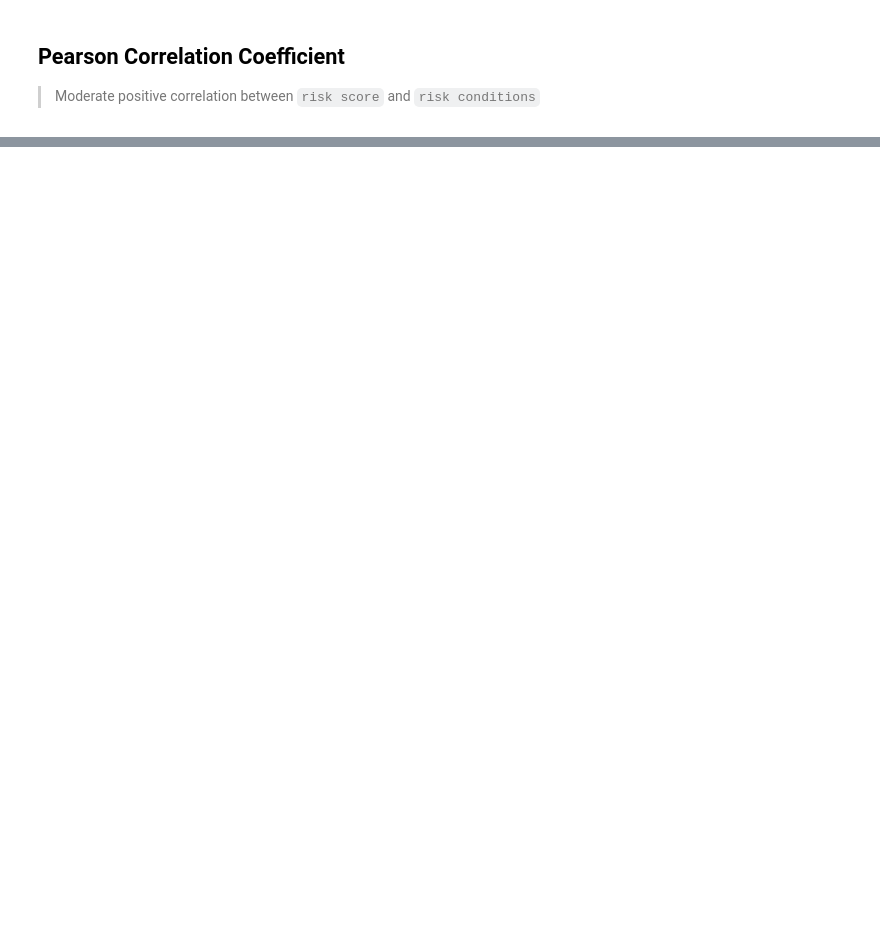
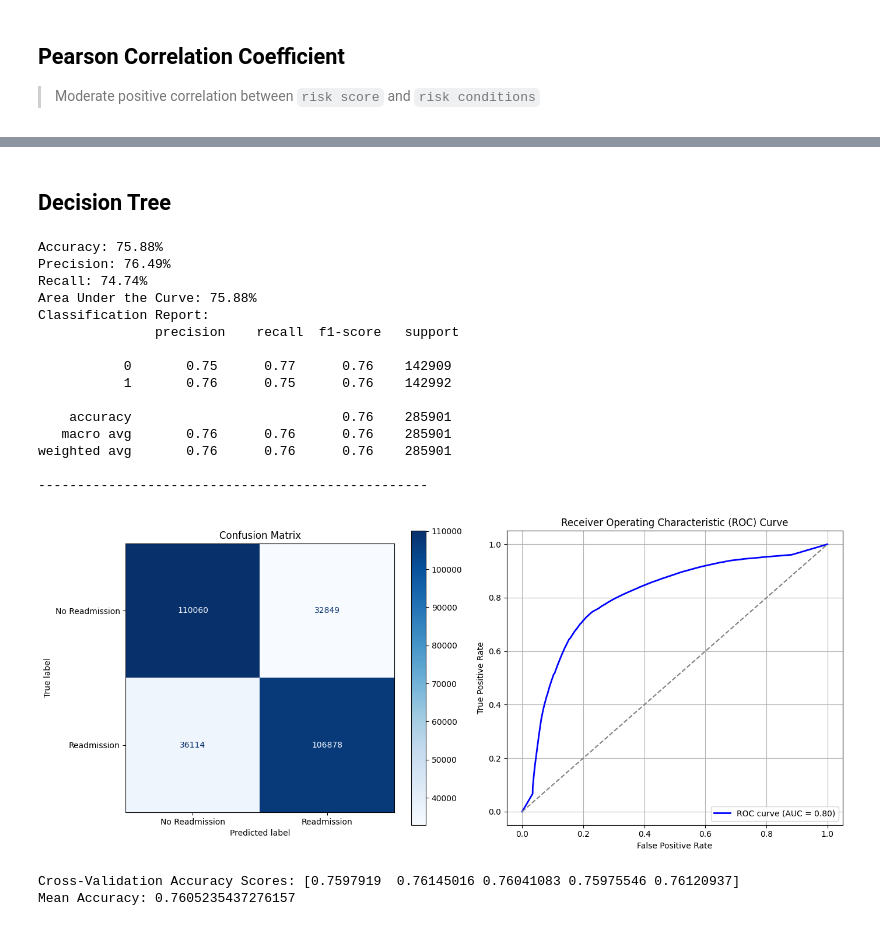
Before and after one commit to jayaspiya/patient-administrative-outcomes-predictive-model, a Jupyter notebook: app.ipynb, the cells around one changed output, grey strips where cells are left out. Saved outputs shown, nothing was run; the diff lists cells and outputs as text; code cells hidden in the pictures; blank space fills up the shorter version.

```diff
--- a/app.ipynb
+++ b/app.ipynb
@@ -828,0 +1020,30 @@ X_train, X_test, y_train, y_test = train_test_split(
+# %% [markdown]
+## Decision Tree
+# %%
+dt_model = DecisionTreeClassifier(random_state=42)
+dt_model.fit(X_train, y_train)
+model_metrics['Decision Tree'] = calculate_score(dt_model)
+# %% [output]
+Accuracy: 75.88%
+Precision: 76.49%
+Recall: 74.74%
+Area Under the Curve: 75.88%
+Classification Report:
+               precision    recall  f1-score   support
+
+           0       0.75      0.77      0.76    142909
+           1       0.76      0.75      0.76    142992
+
+    accuracy                           0.76    285901
+   macro avg       0.76      0.76      0.76    285901
+weighted avg       0.76      0.76      0.76    285901
+
+--------------------------------------------------
+[figure, added]
+# %%
+scores = cross_val_score(dt_model, X, y, cv=5, scoring='accuracy')
+print(f'Cross-Validation Accuracy Scores: {scores}')
+print(f'Mean Accuracy: {scores.mean()}')
+# %% [output]
+Cross-Validation Accuracy Scores: [0.7597919  0.76145016 0.76041083 0.75975546 0.76120937]
+Mean Accuracy: 0.7605235437276157
```
Also changed, not shown: parts of 42 cells of this notebook.
